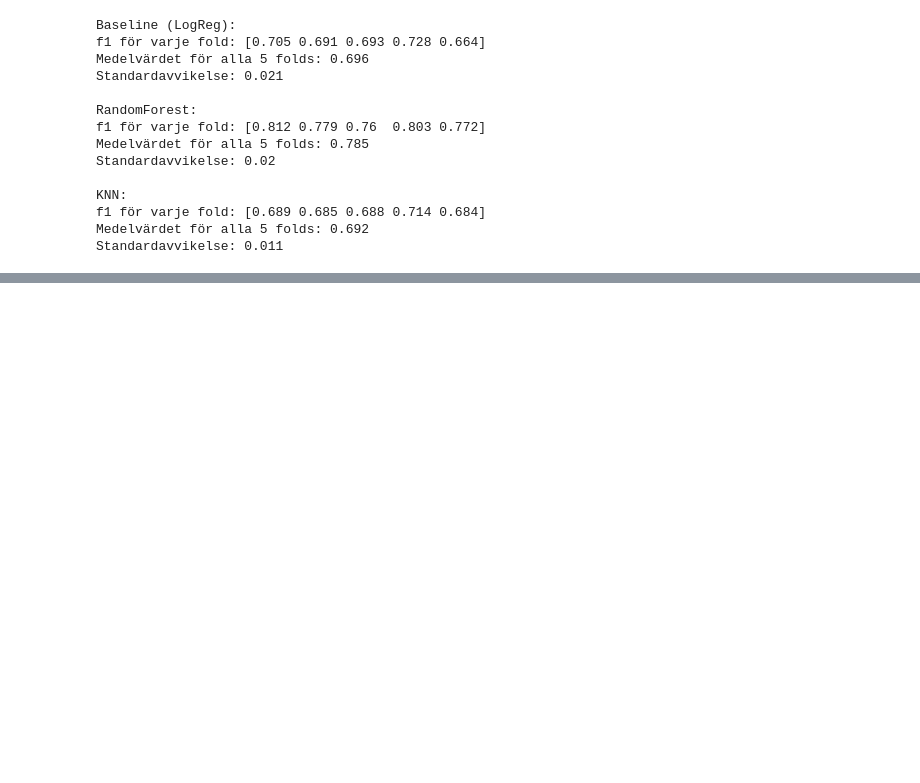
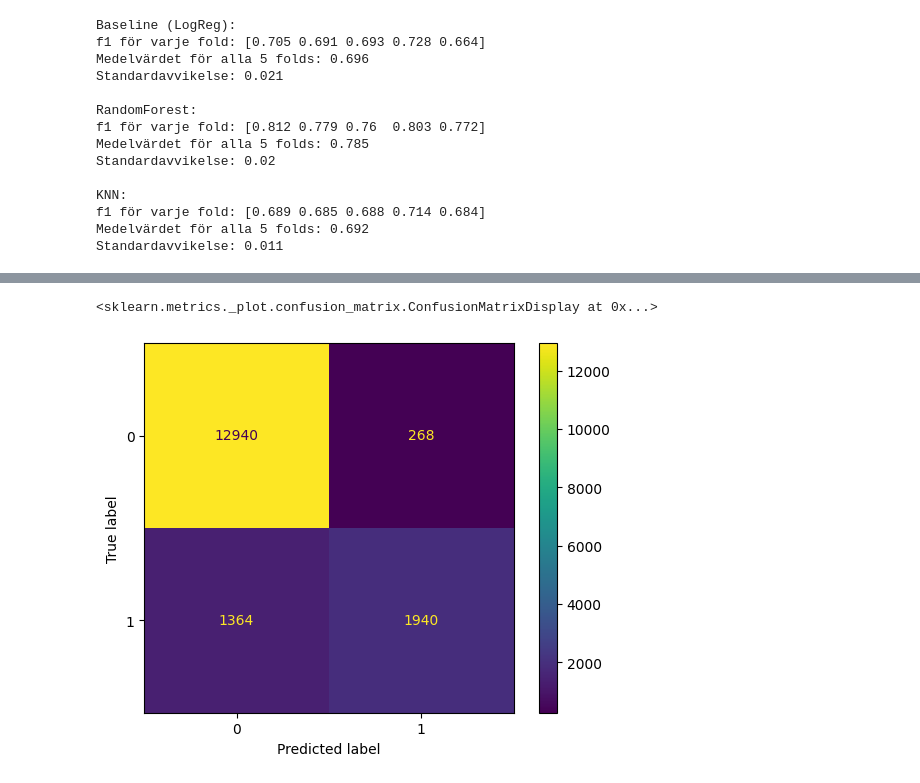
Before and after one commit to Jack-JackAttack/California_Housing, a Jupyter notebook: report.ipynb, the cells around one changed output, grey strips where cells are left out. Cells and saved outputs as stored; diff of their text form; code cells hidden in the pictures; blank space fills up the shorter version.

```diff
--- a/report.ipynb
+++ b/report.ipynb
@@ -342,0 +444,29 @@ Standardavvikelse: 0.011
+# %%
+best_row = res_rf.iloc[53]
+
+
+params = {
+    "n_estimators": best_row["param_model__n_estimators"],
+    "max_depth": best_row["param_model__max_depth"],
+    "min_samples_leaf": best_row["param_model__min_samples_leaf"]
+}
+
+my_model = rf_model.set_params(
+    model__n_estimators=params["n_estimators"],
+    model__max_depth=params["max_depth"],
+    model__min_samples_leaf=params["min_samples_leaf"]
+)
+
+y_pred = cross_val_predict(
+    my_model,
+    X_train,
+    y_train,
+    cv=cv_strategy
+)
+
+
+cm = confusion_matrix(y_train, y_pred)
+ConfusionMatrixDisplay(cm).plot()
+# %% [output]
+<sklearn.metrics._plot.confusion_matrix.ConfusionMatrixDisplay at 0x...>
+[figure, added]
```
Also changed, not shown: parts of 12 cells of this notebook.
